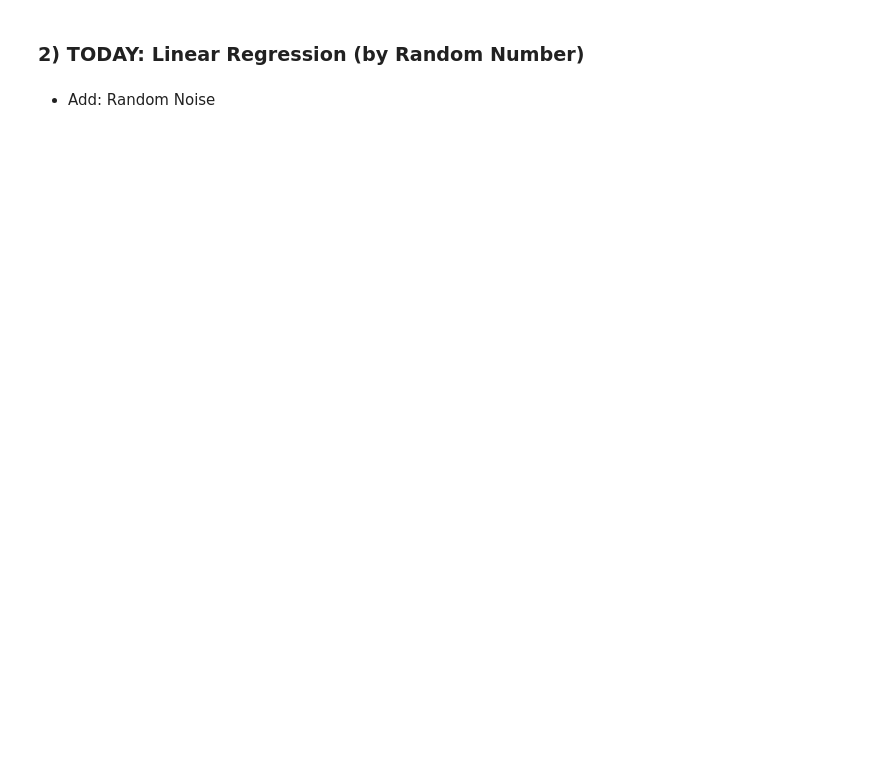
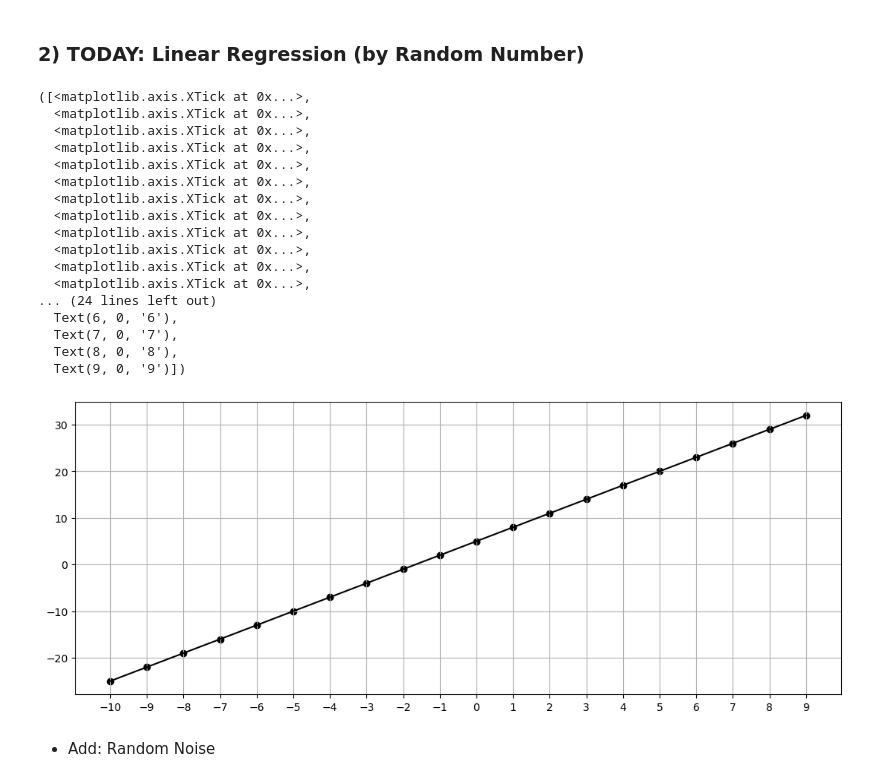
Before and after one commit to yeseuly/Python-palette, a Jupyter notebook: bigdata/day-01/submit/day-01_yeseuly.ipynb, the cells around one changed output. Saved outputs shown, nothing was run; the diff lists cells and outputs as text; code cells hidden in the pictures; blank space fills up the shorter version.

```diff
--- a/bigdata/day-01/submit/day-01_yeseuly.ipynb
+++ b/bigdata/day-01/submit/day-01_yeseuly.ipynb
@@ -40,7 +76,32 @@ results.px_fit_results.iloc[0].summary()
 a = 3
 b = 5
 
-#x = np.arange(-10, 10, 1)
-#y = a * x + b
+x = np.arange(-10, 10, 1)
+y = a * x + b
+# %%
+plt.figure(figsize=(13, 5))
+plt.plot(x, y, color='black')
+plt.scatter(x, y, color='black')
+plt.grid()
+plt.xticks(np.arange(-10, 10, 1))
+# %% [output]
+([<matplotlib.axis.XTick at 0x...>,
+  <matplotlib.axis.XTick at 0x...>,
+  <matplotlib.axis.XTick at 0x...>,
+  <matplotlib.axis.XTick at 0x...>,
+  <matplotlib.axis.XTick at 0x...>,
+  <matplotlib.axis.XTick at 0x...>,
+  <matplotlib.axis.XTick at 0x...>,
+  <matplotlib.axis.XTick at 0x...>,
+  <matplotlib.axis.XTick at 0x...>,
+  <matplotlib.axis.XTick at 0x...>,
+  <matplotlib.axis.XTick at 0x...>,
+  <matplotlib.axis.XTick at 0x...>,
+... (24 lines left out)
+  Text(6, 0, '6'),
+  Text(7, 0, '7'),
+  Text(8, 0, '8'),
+  Text(9, 0, '9')])
+[figure, added]
 # %% [markdown]
 - Add: Random Noise
```
Also changed, not shown: parts of 10 cells of this notebook.
